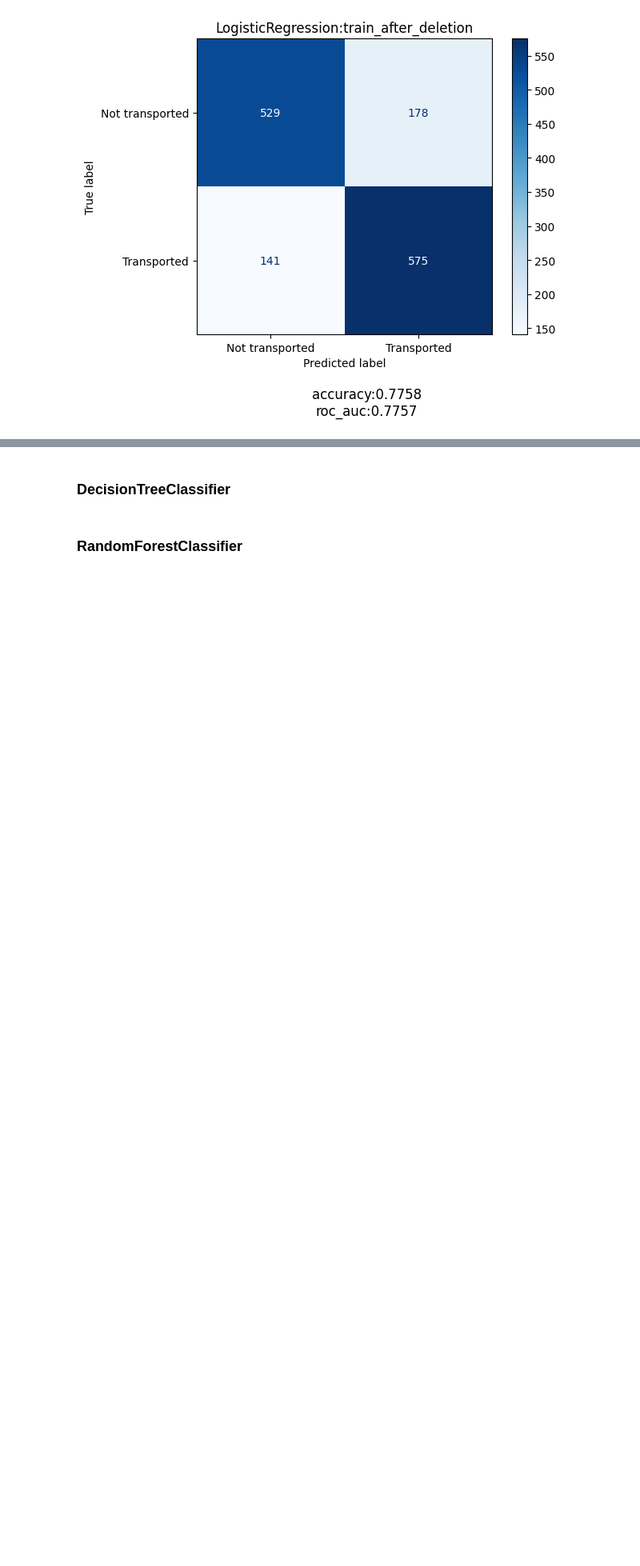
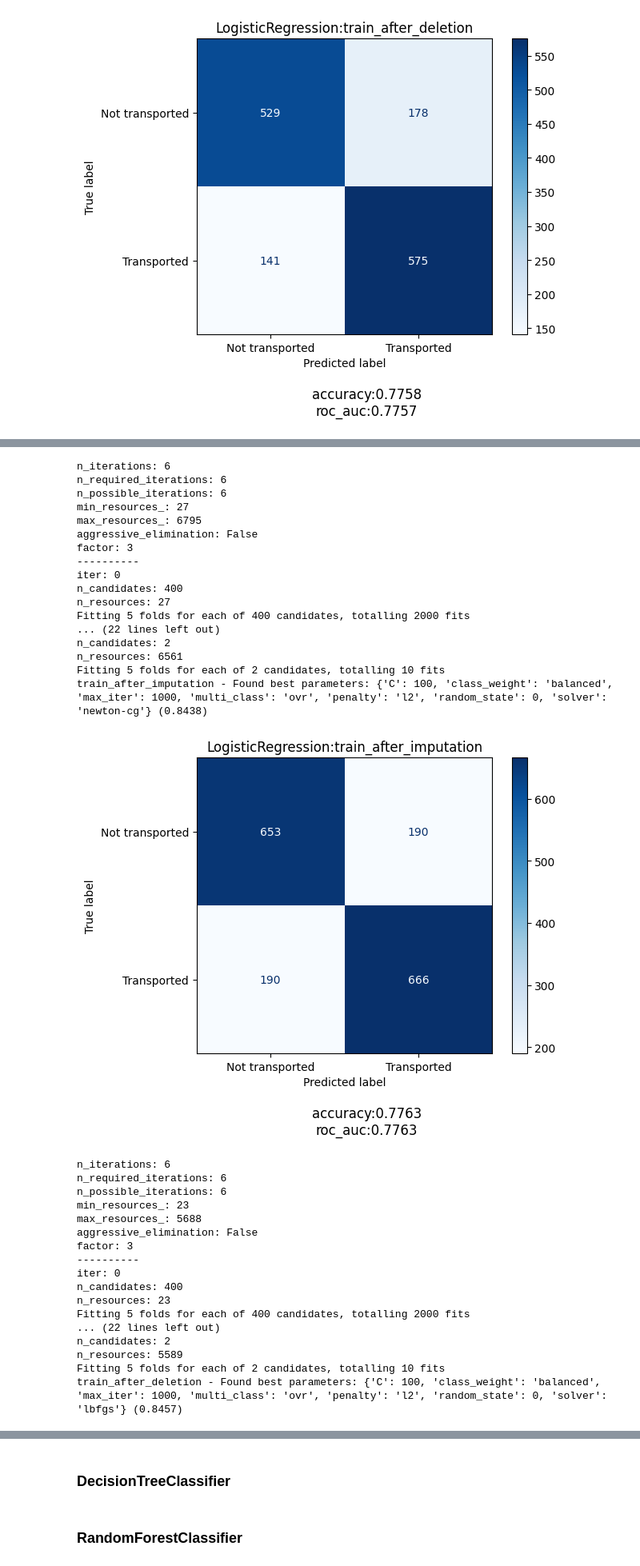
Before and after one commit to filip-kobus/spaceship-titanic-kaggle, a Jupyter notebook: notebook.ipynb, the cells around one changed output, grey strips where cells are left out. Shown at 80% size. Saved outputs shown, nothing was run; the diff lists cells and outputs as text; code cells hidden in the pictures; blank space fills up the shorter version.

```diff
--- a/notebook.ipynb
+++ b/notebook.ipynb
@@ -694,0 +697,38 @@ train_after_deletion - Found best parameters: {'C': 10, 'class_weight': None, 'm
+# %%
+tune_model(LogisticRegression(), params, data_for_testing_filtered, draw_heatmap=True)
+# %% [output]
+n_iterations: 6
+n_required_iterations: 6
+n_possible_iterations: 6
+min_resources_: 27
+max_resources_: 6795
+aggressive_elimination: False
+factor: 3
+----------
+iter: 0
+n_candidates: 400
+n_resources: 27
+Fitting 5 folds for each of 400 candidates, totalling 2000 fits
+... (22 lines left out)
+n_candidates: 2
+n_resources: 6561
+Fitting 5 folds for each of 2 candidates, totalling 10 fits
+train_after_imputation - Found best parameters: {'C': 100, 'class_weight': 'balanced', 'max_iter': 1000, 'multi_class': 'ovr', 'penalty': 'l2', 'random_state': 0, 'solver': 'newton-cg'} (0.8438)
+[figure, added]
+n_iterations: 6
+n_required_iterations: 6
+n_possible_iterations: 6
+min_resources_: 23
+max_resources_: 5688
+aggressive_elimination: False
+factor: 3
+----------
+iter: 0
+n_candidates: 400
+n_resources: 23
+Fitting 5 folds for each of 400 candidates, totalling 2000 fits
+... (22 lines left out)
+n_candidates: 2
+n_resources: 5589
+Fitting 5 folds for each of 2 candidates, totalling 10 fits
+train_after_deletion - Found best parameters: {'C': 100, 'class_weight': 'balanced', 'max_iter': 1000, 'multi_class': 'ovr', 'penalty': 'l2', 'random_state': 0, 'solver': 'lbfgs'} (0.8457)
```
Also changed, not shown: parts of 3 cells of this notebook.
